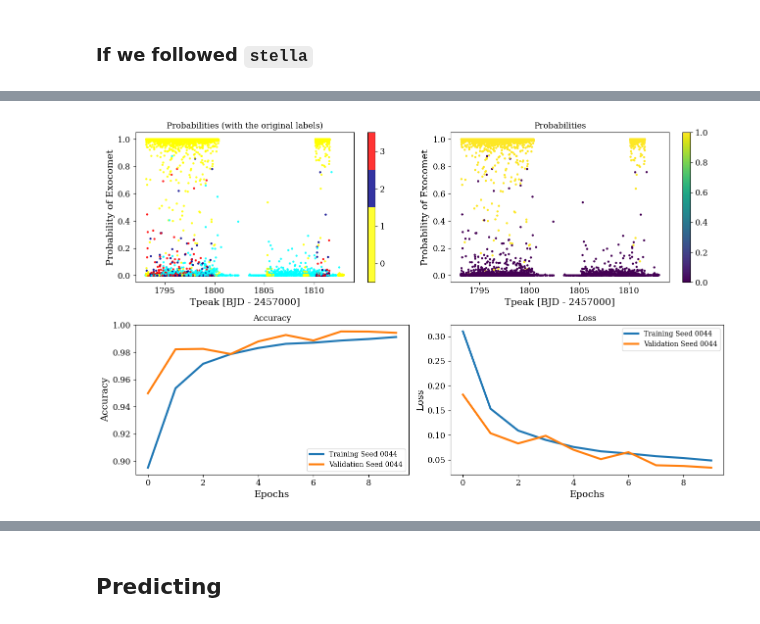
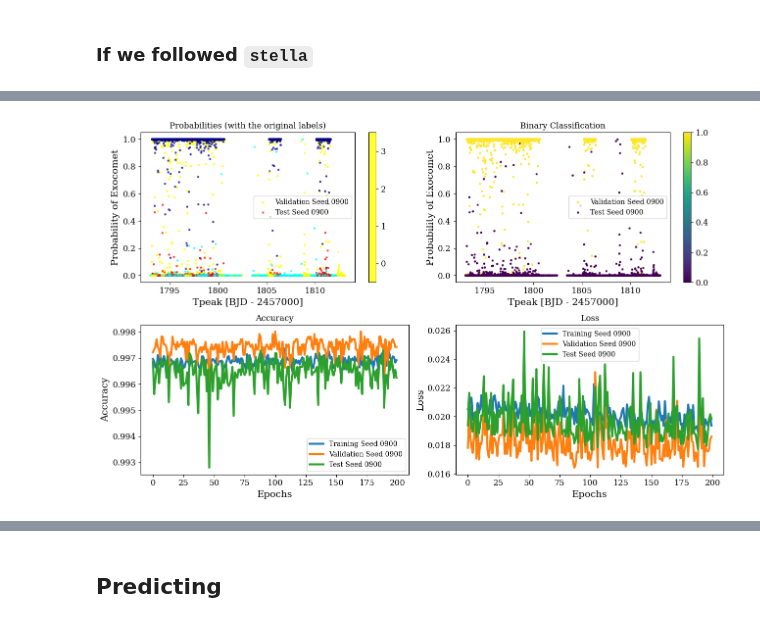
Before and after one commit to azibn/nets2, a Jupyter notebook: notebooks/CNN.ipynb, the cells around one changed output, grey strips where cells are left out. Saved outputs shown, nothing was run; the diff lists cells and outputs as text; code cells hidden in the pictures.

```diff
--- a/notebooks/CNN.ipynb
+++ b/notebooks/CNN.ipynb
@@ -101,7 +100,7 @@ Total size of training set: 24993
 No second class to calculate imbalance.
 # %%
-ds = stella.FlareDataSet(fn_dir='../models/comets50k-v2/',
-                         catalog='../catalogs/comets50k-v2.txt',cadences=cadences,frac_balance=0.64,
-                         merge_datasets=True,other_datasets=[exoplanets,fbinaries,rbinaries,sines,comets25k],other_datasets_labels=[2,3,4,5,1])
+ds = stella.FlareDataSet(fn_dir='../models/comets/',
+                         catalog='../catalogs/comets.txt',cadences=cadences,frac_balance=0.55,
+                         merge_datasets=True,other_datasets=[exoplanets,rbinaries,sines,comets25k],other_datasets_labels=[2,3,4,1],augment_portion=0.1)
 # %% [output]
 Reading in training set files.
@@ -127,4 +125,0 @@ ds.save(output='../ds-all.pkl')
-# %%
-ds = stella.FlareDataSet(fn_dir='../models/comets50k-scaled-to-baseline/',
-                         catalog='../catalogs/comets50k-scaled-to-baseline.txt',cadences=168,frac_balance=0.68,augment_portion=0.2)
-#ds.save(output='../ds-cometsv2.pkl')
@@ -289,13 +248,13 @@ layers = [
     tf.keras.layers.Dense(1, activation="sigmoid")
 ]
 # %%
-cnn = stella.ConvNN(output_dir='../cnn-models/',ds=ds) #,layers=layers)
-SEED = [44]
-epochs = 10
+cnn = stella.ConvNN(output_dir='../cnn-models/',ds=ds,layers=layers)
+SEED = [900]
+epochs = 200
 bs = 512
 # %%
 #%tensorboard --logdir './logs'
-cnn.train_models(seeds=SEED, epochs=epochs,batch_size=bs,shuffle=True)
+cnn.train_models(seeds=SEED, epochs=epochs,batch_size=bs,shuffle=True,pred_test=True,save=True)
 # %% [output]
 Model: "sequential"
 _________________________________________________________________
@@ -330,47 +279,81 @@ import matplotlib.colors as mcolors
 import numpy as np
 
 if type(SEED) == list:
     for seeds in SEED:
         # Create a custom colormap
         custom_cmap = mcolors.ListedColormap(['yellow', 'darkblue', 'red','cyan'])
-
         fig, axes = plt.subplots(2, 2, figsize=(13,8))
         formatted_seed = f'{seeds:04}'
 
-        # Plot ground truth
-        sc = axes[0, 0].scatter(cnn.val_pred_table['tpeak'], cnn.val_pred_table[f'pred_s{formatted_seed}'],
-                                c=cnn.val_pred_table['labels'], cmap=custom_cmap, label=f'Seed {formatted_seed}',s=5,alpha=0.8)
+        # Plot ground truth (top left plot remains the same)
+        sc = axes[0, 0].scatter(cnn.val_pred_table['tpeak'],
+                               cnn.val_pred_table[f'pred_s{formatted_seed}'],
+                               c=cnn.val_pred_table['labels'],
+                               cmap=custom_cmap,
+                               label=f'Validation Seed {formatted_seed}',
+                               s=5, alpha=0.8)
+        if hasattr(cnn, 'test_pred_table') and cnn.test_pred_table is not None:
+            sc_test = axes[0, 0].scatter(cnn.test_pred_table['tpeak'],
+                                       cnn.test_pred_table[f'pred_s{formatted_seed}'],
+                                       c=cnn.test_pred_table['labels'],
+                                       cmap=custom_cmap,
+                                       label=f'Test Seed {formatted_seed}',
+                                       s=5, alpha=0.8, marker='x')
         axes[0, 0].set_xlabel('Tpeak [BJD - 2457000]')
         axes[0, 0].set_ylabel('Probability of Exocomet')
         axes[0,0].set_title('Probabilities (with the original labels)')
+        axes[0,0].legend()
         plt.colorbar(sc, ax=axes[0, 0], ticks=np.arange(4), boundaries=np.arange(4+1)-0.5)
 
-        # Plot loss
-        axes[1, 1].plot(cnn.history_table[f'loss_s{formatted_seed}'], label=f'Training Seed {formatted_seed}', lw=3)
-        axes[1, 1].plot(cnn.history_table[f'val_loss_s{formatted_seed}'], label=f'Validation Seed {formatted_seed}', lw=3)
+        # Plot loss with test metrics as a curve
+        axes[1, 1].plot(cnn.history_table[f'loss_s{formatted_seed}'],
+                       label=f'Training Seed {formatted_seed}', lw=3)
+        axes[1, 1].plot(cnn.history_table[f'val_loss_s{formatted_seed}'],
+                       label=f'Validation Seed {formatted_seed}', lw=3)
+        if hasattr(cnn, 'history_table') and f'test_loss_s{formatted_seed}' in cnn.history_table.colnames:
+            axes[1, 1].plot(cnn.history_table[f'test_loss_s{formatted_seed}'],
+                          label=f'Test Seed {formatted_seed}',
+
+                          lw=3)
         axes[1, 1].set_xlabel('Epochs')
         axes[1, 1].set_ylabel('Loss')
         axes[1,1].set_title('Loss')
         axes[1, 1].legend()
 
-        # Plot accuracy
-        axes[1, 0].plot(cnn.history_table[f'accuracy_s{formatted_seed}'], label=f'Training Seed {formatted_seed}', lw=3)
-        axes[1, 0].plot(cnn.history_table[f'val_accuracy_s{formatted_seed}'], label=f'Validation Seed {formatted_seed}', lw=3)
+        # Plot accuracy with test metrics as a curve
+        axes[1, 0].plot(cnn.history_table[f'accuracy_s{formatted_seed}'],
+                       label=f'Training Seed {formatted_seed}', lw=3)
+        axes[1, 0].plot(cnn.history_table[f'val_accuracy_s{formatted_seed}'],
+                       label=f'Validation Seed {formatted_seed}', lw=3)
+        if hasattr(cnn, 'history_table') and f'test_accuracy_s{formatted_seed}' in cnn.history_table.colnames:
+            axes[1, 0].plot(cnn.history_table[f'test_accuracy_s{formatted_seed}'],
+                          label=f'Test Seed {formatted_seed}',
+
+                          lw=3)
         axes[1, 0].set_xlabel('Epochs')
         axes[1, 0].set_ylabel('Accuracy')
         axes[1, 0].set_title('Accuracy')
         axes[1, 0].legend()
 
-        # Plot ground truth (gt)
-        sc2 = axes[0, 1].scatter(cnn.val_pred_table['tpeak'], cnn.val_pred_table[f'pred_s{formatted_seed}'],
-                                 c=cnn.val_pred_table['gt'], label=f'Seed {formatted_seed}',s=5)
+        # Plot ground truth binary classification (top right plot)
+        sc2 = axes[0, 1].scatter(cnn.val_pred_table['tpeak'],
+                                cnn.val_pred_table[f'pred_s{formatted_seed}'],
+                                c=cnn.val_pred_table['gt'],
+                                label=f'Validation Seed {formatted_seed}',
+                                s=5)
+        if hasattr(cnn, 'test_pred_table') and cnn.test_pred_table is not None:
+            sc2_test = axes[0, 1].scatter(cnn.test_pred_table['tpeak'],
+                                        cnn.test_pred_table[f'pred_s{formatted_seed}'],
+                                        c=cnn.test_pred_table['gt'],
+                                        label=f'Test Seed {formatted_seed}',
+                                        s=5, marker='x')
         axes[0, 1].set_xlabel('Tpeak [BJD - 2457000]')
         axes[0, 1].set_ylabel('Probability of Exocomet')
-        axes[0,1].set_title('Probabilities')
-        plt.colorbar(sc2, ax=axes[0, 1])#, ticks=np.arange(2)#, boundaries=np.arange(2)-0.5)
+        axes[0,1].set_title('Binary Classification')
+        axes[0,1].legend()
+        plt.colorbar(sc2, ax=axes[0, 1])
 
         plt.tight_layout()
-        plt.savefig(f'../plots/metrics-{SEED}.png',dpi=300,bbox_inches='tight')
         plt.show()
 # %% [output]
-[figure, old version]
+[figure, new version]
```
Also changed, not shown: parts of 44 cells of this notebook, 11 other files.
